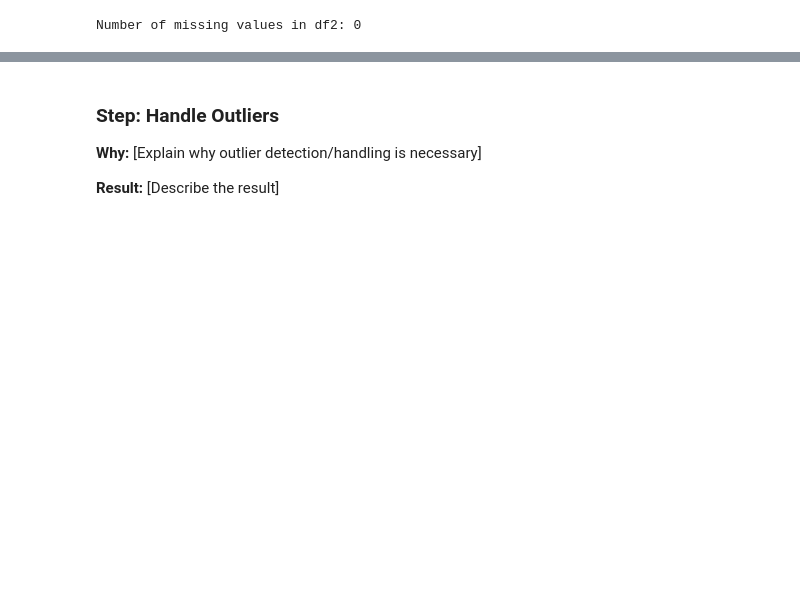
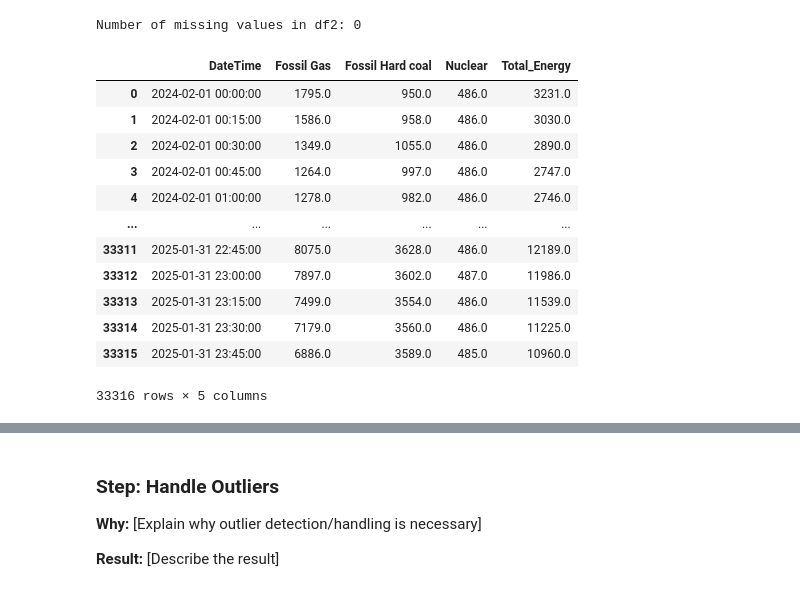
Before and after one commit to daphnemesquita2/1BM110, a Jupyter notebook: Assignment_1.ipynb, the cells around one changed output, grey strips where cells are left out. Cells and saved outputs as stored; diff of their text form; code cells hidden in the pictures; blank space fills up the shorter version.

```diff
--- a/Assignment_1.ipynb
+++ b/Assignment_1.ipynb
@@ -104,0 +144,4 @@ Identify and remove columns where:
+# %%
+#Keep the same colomns for the test set as well
+test = test[cols_to_keep]
+test.head()
@@ -142,0 +227,3 @@ df.describe()
+# %%
+test.fillna(0,inplace=True)
+test.describe()
@@ -213,3 +353,20 @@ df2 = df2.fillna(df2.mean(numeric_only=True))
 print("Number of missing values in df2:", df2.isnull().sum().sum())
 # %% [output]
 Number of missing values in df2: 0
+# %%
+test2['Total_Energy'] = test2['Fossil Gas'] + test2['Fossil Hard coal'] + test2['Nuclear']
+test2
+# %% [output]
+|  | DateTime | Fossil Gas | Fossil Hard coal | Nuclear | Total_Energy |
+| 0 | 2024-02-01 00:00:00 | 1795.0 | 950.0 | 486.0 | 3231.0 |
+| 1 | 2024-02-01 00:15:00 | 1586.0 | 958.0 | 486.0 | 3030.0 |
+| 2 | 2024-02-01 00:30:00 | 1349.0 | 1055.0 | 486.0 | 2890.0 |
+| 3 | 2024-02-01 00:45:00 | 1264.0 | 997.0 | 486.0 | 2747.0 |
+| 4 | 2024-02-01 01:00:00 | 1278.0 | 982.0 | 486.0 | 2746.0 |
+| ... | ... | ... | ... | ... | ... |
+| 33311 | 2025-01-31 22:45:00 | 8075.0 | 3628.0 | 486.0 | 12189.0 |
+| 33312 | 2025-01-31 23:00:00 | 7897.0 | 3602.0 | 487.0 | 11986.0 |
+| 33313 | 2025-01-31 23:15:00 | 7499.0 | 3554.0 | 486.0 | 11539.0 |
+| 33314 | 2025-01-31 23:30:00 | 7179.0 | 3560.0 | 486.0 | 11225.0 |
+| 33315 | 2025-01-31 23:45:00 | 6886.0 | 3589.0 | 485.0 | 10960.0 |
+33316 rows × 5 columns
```
Also changed, not shown: parts of 25 cells of this notebook.
